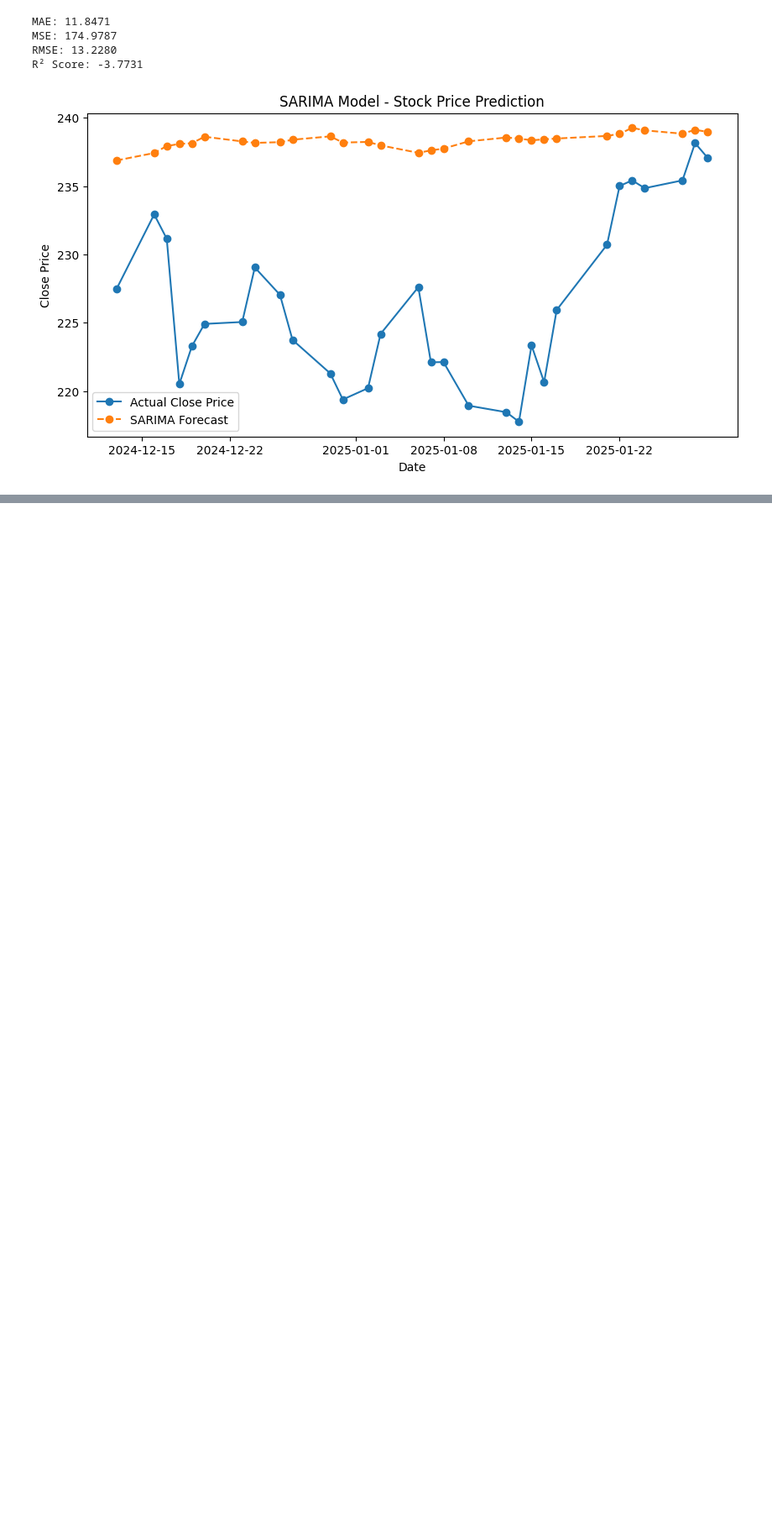
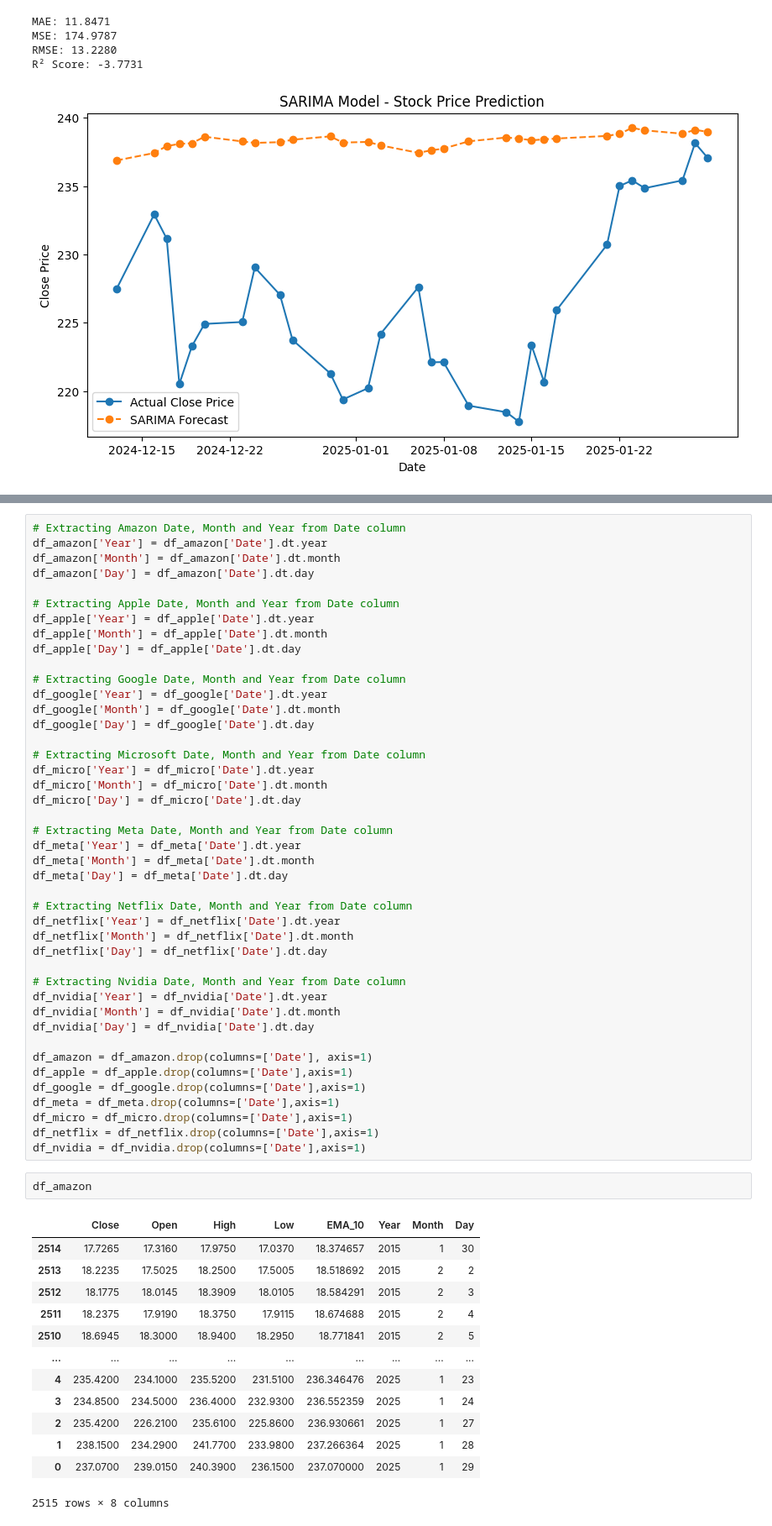
Before and after one commit to AnubhavYadavBCA25/MNCs-Companies-Stocks-Prediction, a Jupyter notebook: notebooks/Model-Building.ipynb, the cells around one changed output, grey strips where cells are left out. Shown: that part at 84% size. Saved outputs shown, nothing was run; the diff lists cells and outputs as text; blank space fills up the shorter version.

```diff
--- a/notebooks/Model-Building.ipynb
+++ b/notebooks/Model-Building.ipynb
@@ -861,0 +887,59 @@ R² Score: -3.7731
+# %%
+# Extracting Amazon Date, Month and Year from Date column
+df_amazon['Year'] = df_amazon['Date'].dt.year
+df_amazon['Month'] = df_amazon['Date'].dt.month
+df_amazon['Day'] = df_amazon['Date'].dt.day
+
+# Extracting Apple Date, Month and Year from Date column
+df_apple['Year'] = df_apple['Date'].dt.year
+df_apple['Month'] = df_apple['Date'].dt.month
+df_apple['Day'] = df_apple['Date'].dt.day
+
+# Extracting Google Date, Month and Year from Date column
+df_google['Year'] = df_google['Date'].dt.year
+df_google['Month'] = df_google['Date'].dt.month
+df_google['Day'] = df_google['Date'].dt.day
+
+# Extracting Microsoft Date, Month and Year from Date column
+df_micro['Year'] = df_micro['Date'].dt.year
+df_micro['Month'] = df_micro['Date'].dt.month
+df_micro['Day'] = df_micro['Date'].dt.day
+
+# Extracting Meta Date, Month and Year from Date column
+df_meta['Year'] = df_meta['Date'].dt.year
+df_meta['Month'] = df_meta['Date'].dt.month
+df_meta['Day'] = df_meta['Date'].dt.day
+
+# Extracting Netflix Date, Month and Year from Date column
+df_netflix['Year'] = df_netflix['Date'].dt.year
+df_netflix['Month'] = df_netflix['Date'].dt.month
+df_netflix['Day'] = df_netflix['Date'].dt.day
+
+# Extracting Nvidia Date, Month and Year from Date column
+df_nvidia['Year'] = df_nvidia['Date'].dt.year
+df_nvidia['Month'] = df_nvidia['Date'].dt.month
+df_nvidia['Day'] = df_nvidia['Date'].dt.day
+
+df_amazon = df_amazon.drop(columns=['Date'], axis=1)
+df_apple = df_apple.drop(columns=['Date'],axis=1)
+df_google = df_google.drop(columns=['Date'],axis=1)
+df_meta = df_meta.drop(columns=['Date'],axis=1)
+df_micro = df_micro.drop(columns=['Date'],axis=1)
+df_netflix = df_netflix.drop(columns=['Date'],axis=1)
+df_nvidia = df_nvidia.drop(columns=['Date'],axis=1)
+# %%
+df_amazon
+# %% [output]
+|  | Close | Open | High | Low | EMA_10 | Year | Month | Day |
+| 2514 | 17.7265 | 17.3160 | 17.9750 | 17.0370 | 18.374657 | 2015 | 1 | 30 |
+| 2513 | 18.2235 | 17.5025 | 18.2500 | 17.5005 | 18.518692 | 2015 | 2 | 2 |
+| 2512 | 18.1775 | 18.0145 | 18.3909 | 18.0105 | 18.584291 | 2015 | 2 | 3 |
+| 2511 | 18.2375 | 17.9190 | 18.3750 | 17.9115 | 18.674688 | 2015 | 2 | 4 |
+| 2510 | 18.6945 | 18.3000 | 18.9400 | 18.2950 | 18.771841 | 2015 | 2 | 5 |
+| ... | ... | ... | ... | ... | ... | ... | ... | ... |
+| 4 | 235.4200 | 234.1000 | 235.5200 | 231.5100 | 236.346476 | 2025 | 1 | 23 |
+| 3 | 234.8500 | 234.5000 | 236.4000 | 232.9300 | 236.552359 | 2025 | 1 | 24 |
+| 2 | 235.4200 | 226.2100 | 235.6100 | 225.8600 | 236.930661 | 2025 | 1 | 27 |
+| 1 | 238.1500 | 234.2900 | 241.7700 | 233.9800 | 237.266364 | 2025 | 1 | 28 |
+| 0 | 237.0700 | 239.0150 | 240.3900 | 236.1500 | 237.070000 | 2025 | 1 | 29 |
+2515 rows × 8 columns
```
Also changed, not shown: parts of 16 cells of this notebook.
